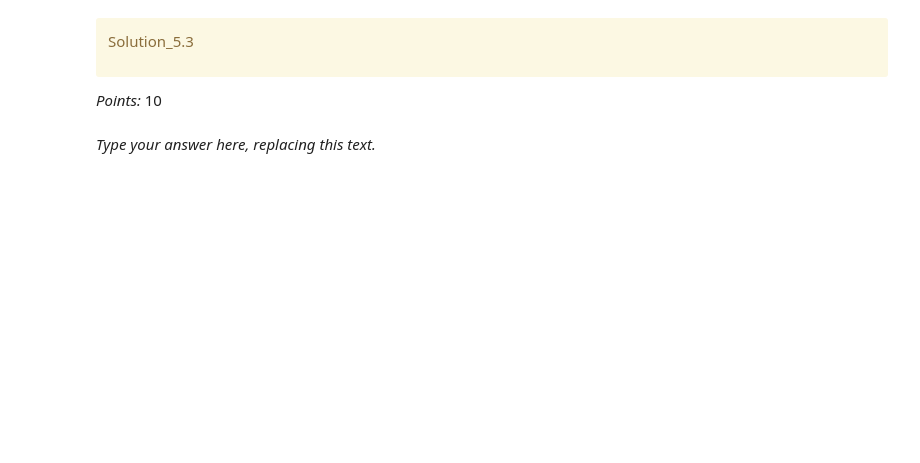
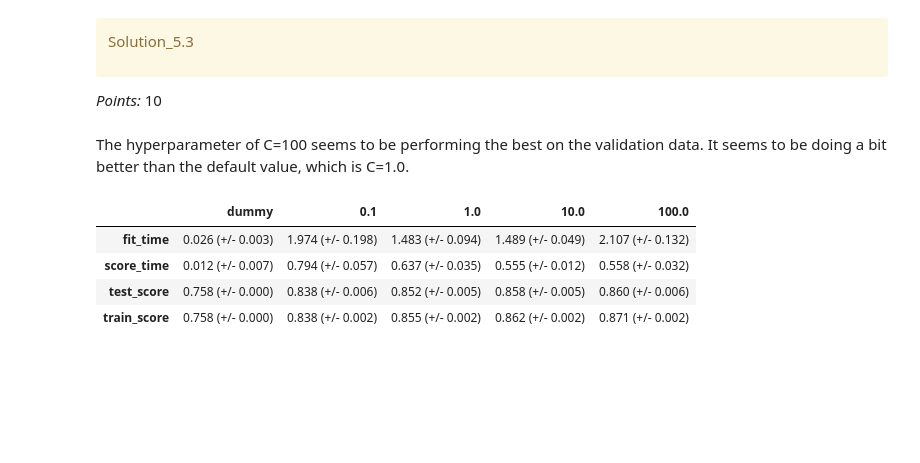
Before and after one commit to kevsoupss/cs330_hw3, a Jupyter notebook: hw3.ipynb, the cells around one changed output. Drawn from its saved outputs; the diff is of its cells as text; code cells hidden in the pictures; blank space fills up the shorter version.

```diff
--- a/hw3.ipynb
+++ b/hw3.ipynb
@@ -833,8 +819,12 @@ Solution_5.3
 </div>
 
 _Points:_ 10
-# %% [markdown]
-_Type your answer here, replacing this text._
+# %% [markdown]
+The hyperparameter of C=100 seems to be performing the best on the validation data. It seems to be doing a bit better than the default value, which is C=1.0.
 # %%
 for c in param_grid["C"]:
     model = SVC(C=c)
+    pipe = make_pipeline(preprocessor, model)
+    results_dict[c] = mean_std_cross_val_scores(
+        pipe, X_train, y_train, cv=5, return_train_score=True
+    )
@@ -846,0 +831,8 @@ best_C = None
+# %%
+pd.DataFrame(results_dict)
+# %% [output]
+|  | dummy | 0.1 | 1.0 | 10.0 | 100.0 |
+| fit_time | 0.026 (+/- 0.003) | 1.974 (+/- 0.198) | 1.483 (+/- 0.094) | 1.489 (+/- 0.049) | 2.107 (+/- 0.132) |
+| score_time | 0.012 (+/- 0.007) | 0.794 (+/- 0.057) | 0.637 (+/- 0.035) | 0.555 (+/- 0.012) | 0.558 (+/- 0.032) |
+| test_score | 0.758 (+/- 0.000) | 0.838 (+/- 0.006) | 0.852 (+/- 0.005) | 0.858 (+/- 0.005) | 0.860 (+/- 0.006) |
+| train_score | 0.758 (+/- 0.000) | 0.838 (+/- 0.002) | 0.855 (+/- 0.002) | 0.862 (+/- 0.002) | 0.871 (+/- 0.002) |
```
Also changed, not shown: parts of 15 cells of this notebook, 1 other file.
